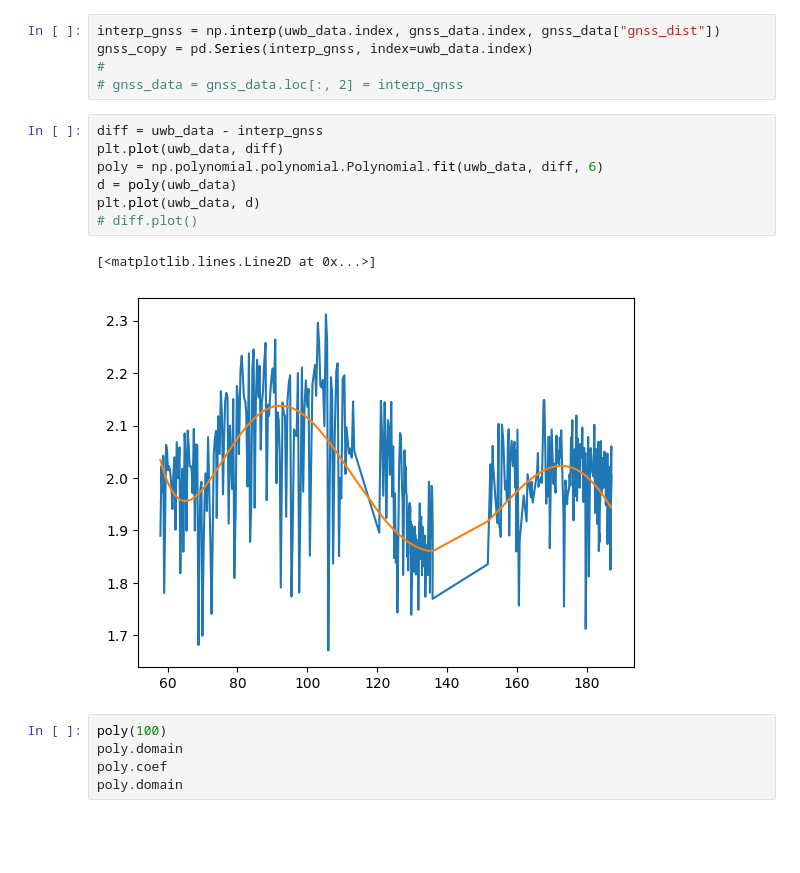
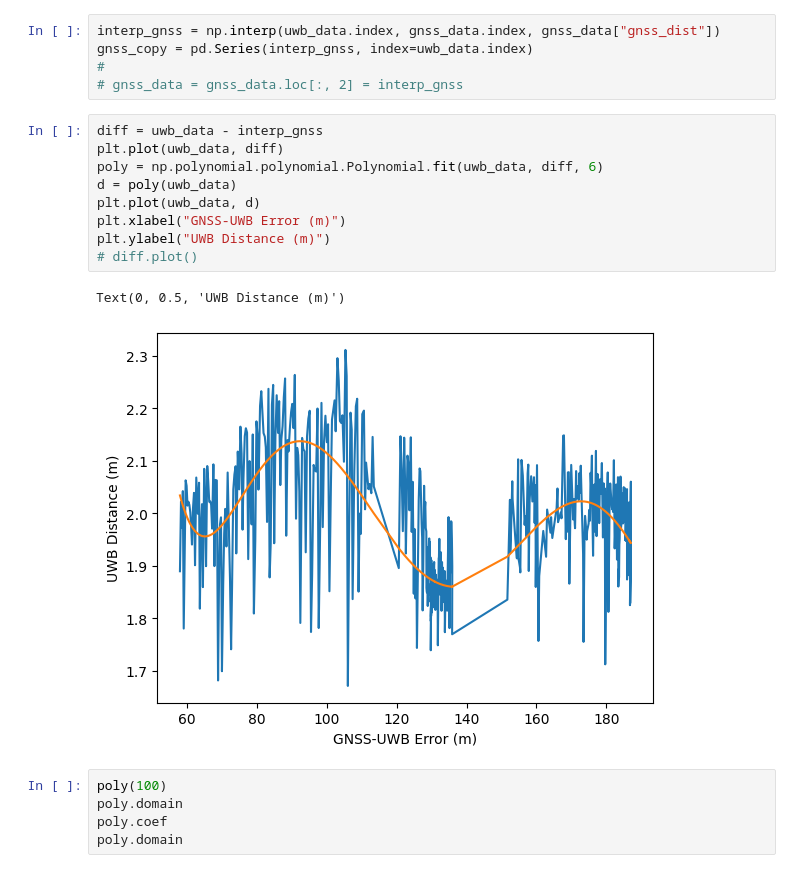
Before and after one commit to mathsman5133/thesis-dashboard, a Jupyter notebook: exported-data/curvefit.ipynb, the cells around one changed output. Saved outputs shown, nothing was run; the diff lists cells and outputs as text; blank space fills up the shorter version.

```diff
--- a/exported-data/curvefit.ipynb
+++ b/exported-data/curvefit.ipynb
@@ -30,13 +30,15 @@ gnss_copy = pd.Series(interp_gnss, index=uwb_data.index)
 # %%
 diff = uwb_data - interp_gnss
 plt.plot(uwb_data, diff)
 poly = np.polynomial.polynomial.Polynomial.fit(uwb_data, diff, 6)
 d = poly(uwb_data)
 plt.plot(uwb_data, d)
+plt.xlabel("GNSS-UWB Error (m)")
+plt.ylabel("UWB Distance (m)")
 # diff.plot()
 # %% [output]
-[<matplotlib.lines.Line2D at 0x...>]
+Text(0, 0.5, 'UWB Distance (m)')
-[figure, old version]
+[figure, new version]
 # %%
 poly(100)
 poly.domain
```
Also changed, not shown: parts of 2 cells of this notebook, 4 other files.
